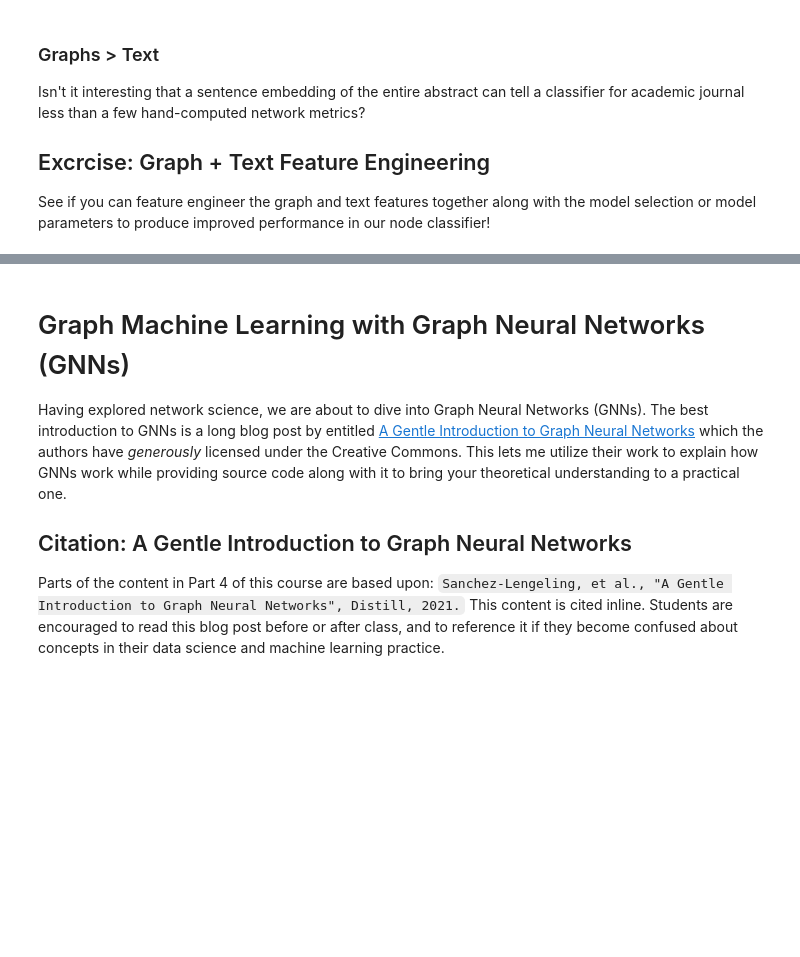
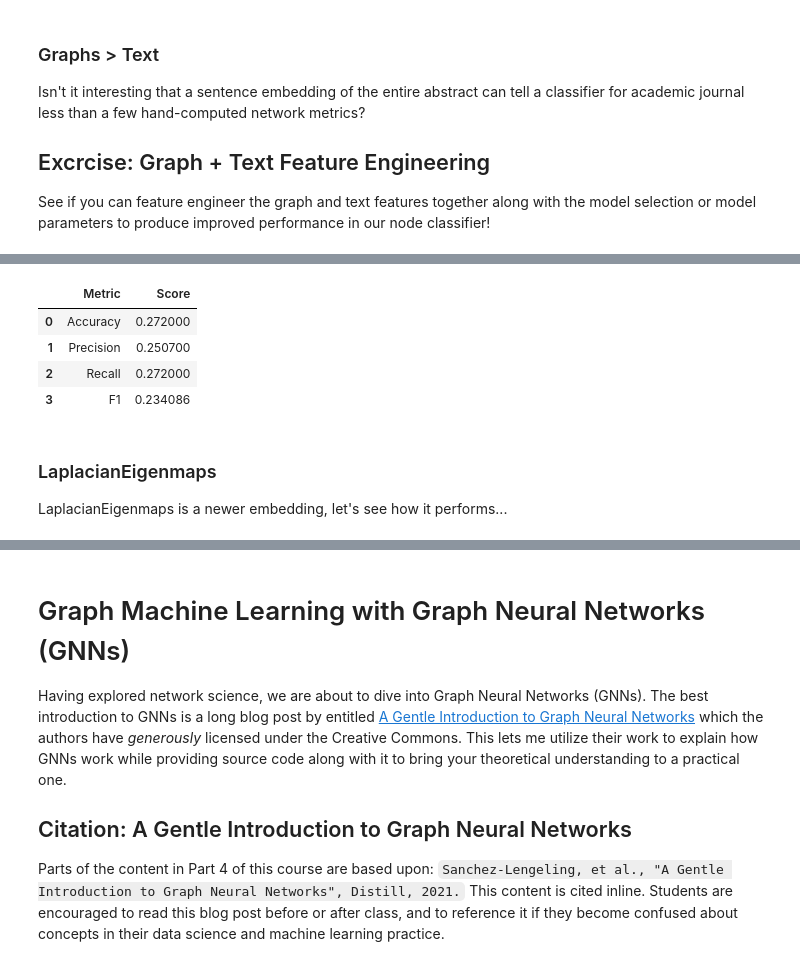
Before and after one commit to Graphlet-AI/graphml-class, a Jupyter notebook: Part 4 - Graph Machine Learning.ipynb, the cells around one changed output, grey strips where cells are left out. Cells and saved outputs as stored; diff of their text form; code cells hidden in the pictures; blank space fills up the shorter version.

```diff
--- a/Part 4 - Graph Machine Learning.ipynb
+++ b/Part 4 - Graph Machine Learning.ipynb
@@ -857,0 +921,10 @@ from karateclub import DeepWalk
+# %%
+from karateclub import Node2Vec
+
+
+# Default: walk_number=10, walk_length=80
+d = Node2Vec(walk_number=6, walk_length=20)
+d.fit(G_sample)
+node2vec_features = d.get_embedding()
+
+node2vec_features, node2vec_features.shape
@@ -857,0 +946,23 @@ from karateclub import DeepWalk
+# %%
+X_train, X_test, y_train, y_test = train_test_split(
+    node2vec_features,
+    journal_labels,
+    test_size=0.25,
+    random_state=SEED
+)
+
+clf = RandomForestClassifier()
+model = clf.fit(X_train, y_train)
+y_pred = model.predict(X_test)
+
+pd.DataFrame(score_classifier(y_test, y_pred))
+# %% [output]
+|  | Metric | Score |
+| 0 | Accuracy | 0.272000 |
+| 1 | Precision | 0.250700 |
+| 2 | Recall | 0.272000 |
+| 3 | F1 | 0.234086 |
+# %% [markdown]
+### LaplacianEigenmaps
+
+LaplacianEigenmaps is a newer embedding, let's see how it performs...
```
Also changed, not shown: parts of 34 cells of this notebook, 1 other file.
